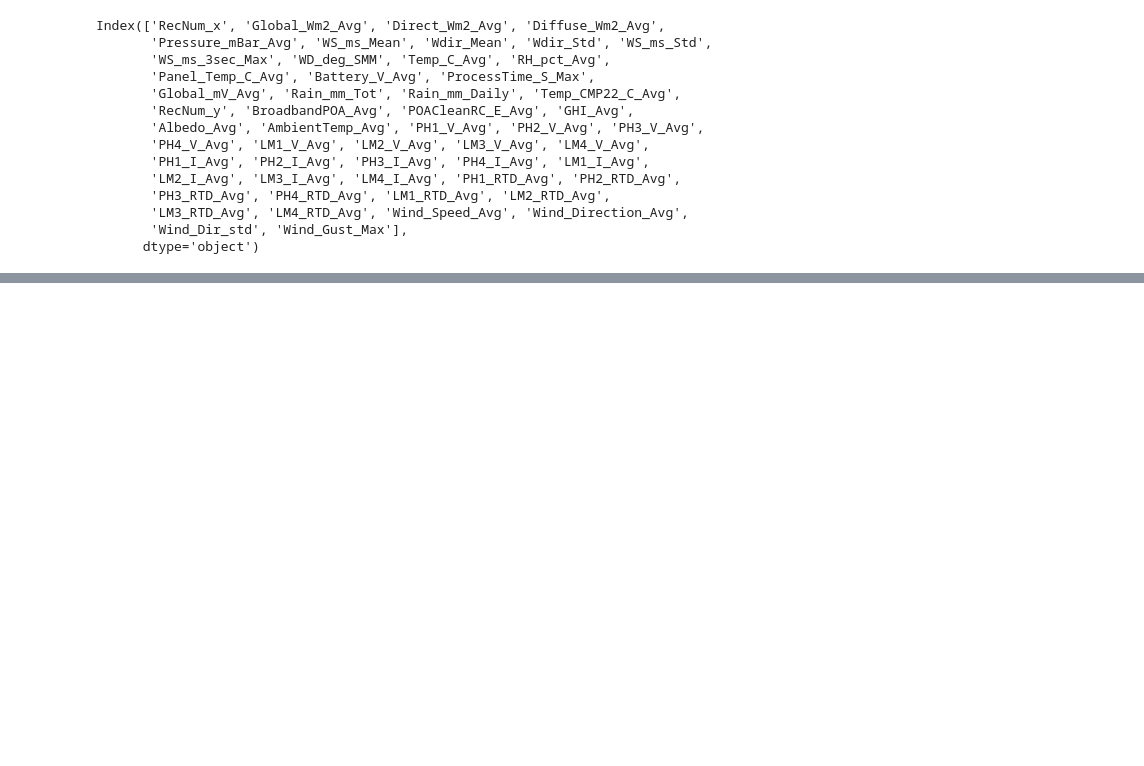
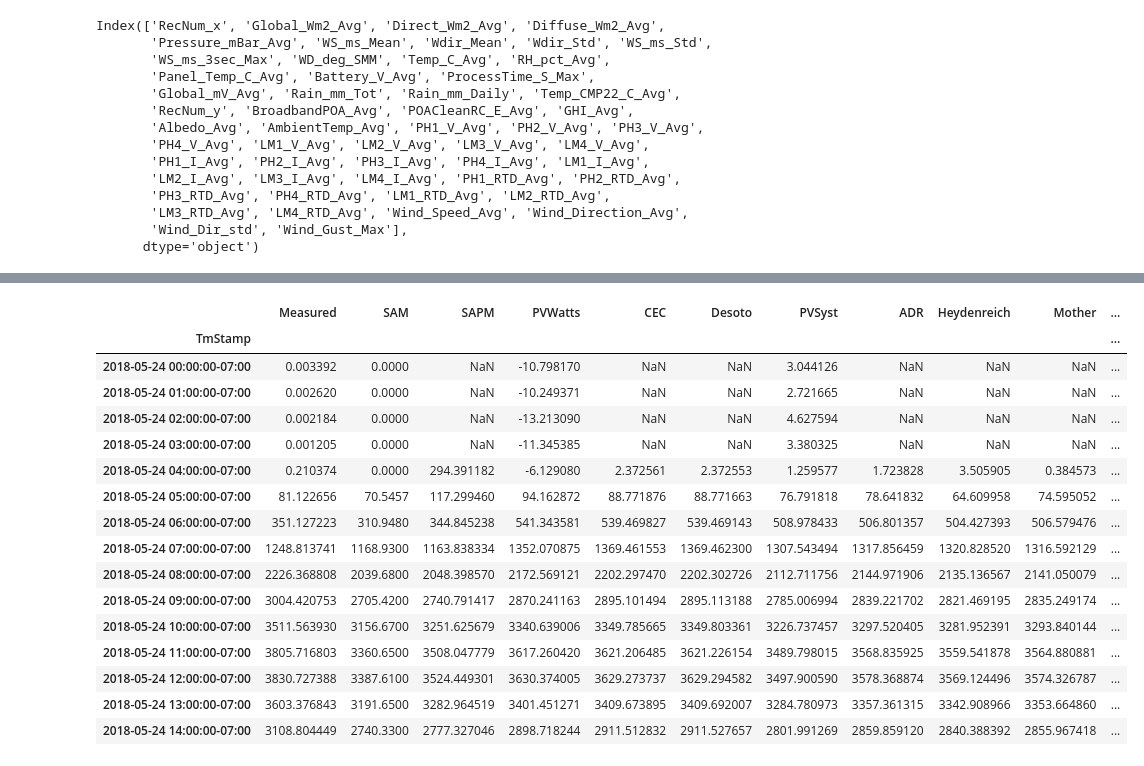
Before and after one commit to lmdeville/PV-Modeling, a Jupyter notebook: PVLT/PVLT.ipynb, the cells around one changed output, grey strips where cells are left out. Drawn from its saved outputs; the diff is of its cells as text; code cells hidden in the pictures; blank space fills up the shorter version.

```diff
--- a/PVLT/PVLT.ipynb
+++ b/PVLT/PVLT.ipynb
@@ -184,0 +222,20 @@ Text(0, 0.5, 'Power (W)')
+# %%
+results.head(15)
+# %% [output]
+|  | Measured | SAM | SAPM | PVWatts | CEC | Desoto | PVSyst | ADR | Heydenreich | Mother | ... |
+| TmStamp |  |  |  |  |  |  |  |  |  |  | ... |
+| 2018-05-24 00:00:00-07:00 | 0.003392 | 0.0000 | NaN | -10.798170 | NaN | NaN | 3.044126 | NaN | NaN | NaN | ... |
+| 2018-05-24 01:00:00-07:00 | 0.002620 | 0.0000 | NaN | -10.249371 | NaN | NaN | 2.721665 | NaN | NaN | NaN | ... |
+| 2018-05-24 02:00:00-07:00 | 0.002184 | 0.0000 | NaN | -13.213090 | NaN | NaN | 4.627594 | NaN | NaN | NaN | ... |
+| 2018-05-24 03:00:00-07:00 | 0.001205 | 0.0000 | NaN | -11.345385 | NaN | NaN | 3.380325 | NaN | NaN | NaN | ... |
+| 2018-05-24 04:00:00-07:00 | 0.210374 | 0.0000 | 294.391182 | -6.129080 | 2.372561 | 2.372553 | 1.259577 | 1.723828 | 3.505905 | 0.384573 | ... |
+| 2018-05-24 05:00:00-07:00 | 81.122656 | 70.5457 | 117.299460 | 94.162872 | 88.771876 | 88.771663 | 76.791818 | 78.641832 | 64.609958 | 74.595052 | ... |
+| 2018-05-24 06:00:00-07:00 | 351.127223 | 310.9480 | 344.845238 | 541.343581 | 539.469827 | 539.469143 | 508.978433 | 506.801357 | 504.427393 | 506.579476 | ... |
+| 2018-05-24 07:00:00-07:00 | 1248.813741 | 1168.9300 | 1163.838334 | 1352.070875 | 1369.461553 | 1369.462300 | 1307.543494 | 1317.856459 | 1320.828520 | 1316.592129 | ... |
+| 2018-05-24 08:00:00-07:00 | 2226.368808 | 2039.6800 | 2048.398570 | 2172.569121 | 2202.297470 | 2202.302726 | 2112.711756 | 2144.971906 | 2135.136567 | 2141.050079 | ... |
+| 2018-05-24 09:00:00-07:00 | 3004.420753 | 2705.4200 | 2740.791417 | 2870.241163 | 2895.101494 | 2895.113188 | 2785.006994 | 2839.221702 | 2821.469195 | 2835.249174 | ... |
+| 2018-05-24 10:00:00-07:00 | 3511.563930 | 3156.6700 | 3251.625679 | 3340.639006 | 3349.785665 | 3349.803361 | 3226.737457 | 3297.520405 | 3281.952391 | 3293.840144 | ... |
+| 2018-05-24 11:00:00-07:00 | 3805.716803 | 3360.6500 | 3508.047779 | 3617.260420 | 3621.206485 | 3621.226154 | 3489.798015 | 3568.835925 | 3559.541878 | 3564.880881 | ... |
+| 2018-05-24 12:00:00-07:00 | 3830.727388 | 3387.6100 | 3524.449301 | 3630.374005 | 3629.273737 | 3629.294582 | 3497.900590 | 3578.368874 | 3569.124496 | 3574.326787 | ... |
+| 2018-05-24 13:00:00-07:00 | 3603.376843 | 3191.6500 | 3282.964519 | 3401.451271 | 3409.673895 | 3409.692007 | 3284.780973 | 3357.361315 | 3342.908966 | 3353.664860 | ... |
+| 2018-05-24 14:00:00-07:00 | 3108.804449 | 2740.3300 | 2777.327046 | 2898.718244 | 2911.512832 | 2911.527657 | 2801.991269 | 2859.859120 | 2840.388392 | 2855.967418 | ... |
```
Also changed, not shown: parts of 18 cells of this notebook.
